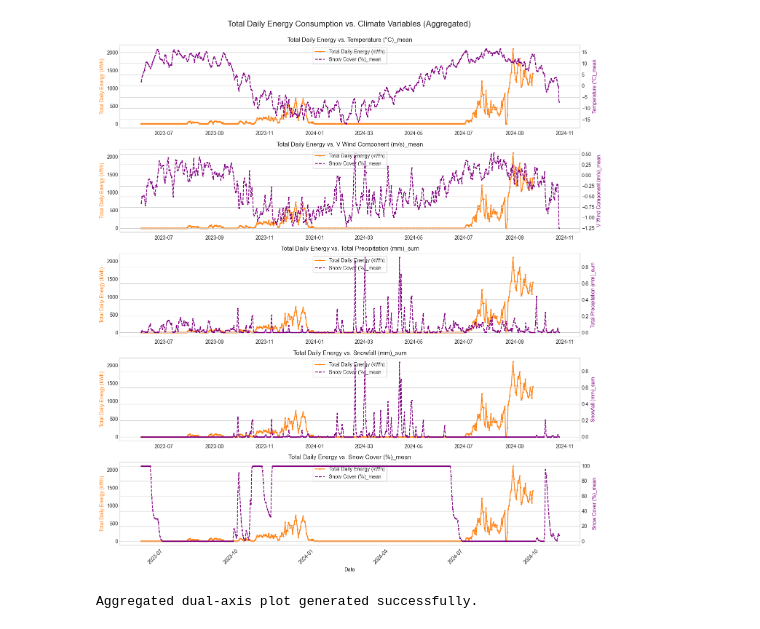
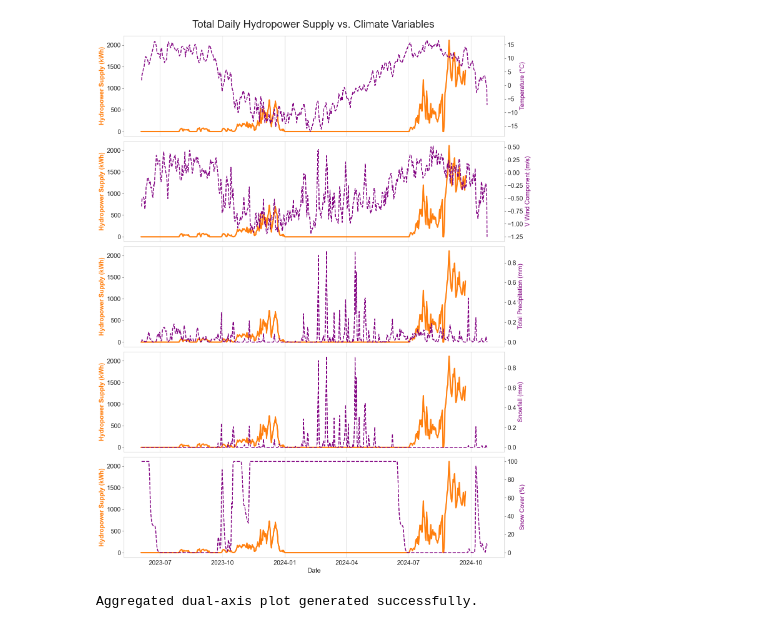
Before and after one commit to PKuntze/Watts_UP-Hydropower_Climate_Optimisation, a Jupyter notebook: notebooks/Visualizations_Noe.ipynb, the cells around one changed output. Cells and saved outputs as stored; diff of their text form; code cells hidden in the pictures.

```diff
--- a/notebooks/Visualizations_Noe.ipynb
+++ b/notebooks/Visualizations_Noe.ipynb
@@ -133,8 +100,8 @@ aggregated_df = df.groupby('date').agg({
 # Sort the aggregated data by date for correct plotting
 aggregated_df = aggregated_df.sort_values('date').reset_index(drop=True)
 
-print("Aggregated data summary:")
-print(aggregated_df.head())
+# print("Aggregated data summary:")
+# print(aggregated_df.head())
 print(f"Aggregated data shape: {aggregated_df.shape}")
 
 # --- 2. Define Climate Variables to Plot (against Total Energy) ---
@@ -153,10 +120,18 @@ n_cols = 1
 n_rows = n_plots
 
 # Create the figure and axes
-fig, axes = plt.subplots(nrows=n_rows, ncols=n_cols, figsize=(14, 3 * n_rows))
+fig, axes = plt.subplots(nrows=n_rows, ncols=n_cols, figsize=(14, 3.5 * n_rows))
 # Ensure axes is always a list
 if n_plots == 1:
     axes = [axes]
+
+label_dict = {
+    'Temperature (°C)_mean': 'Temperature (°C)',
+    'V Wind Component (m/s)_mean': 'V Wind Component (m/s)',
+    'Total Precipitation (mm)_sum': 'Total Precipitation (mm)',
+    'Snowfall (mm)_sum': 'Snowfall (mm)',
+    'Snow Cover (%)_mean': 'Snow Cover (%)'
+}
 
 # --- 4. Plot Each Climate Variable vs Total Energy ---
 print("\n--- Generating Plots ---")
@@ -166,42 +141,63 @@ for i, climate_var in enumerate(climate_vars):
     if climate_var in aggregated_df.columns and not aggregated_df[climate_var].isna().all():
         # --- Plot 1: Total Daily Energy Consumption (Orange) ---
         line1 = ax.plot(aggregated_df['date'], aggregated_df['kwh_sum'],
-                marker='o', linestyle='-', linewidth=1.5, markersize=2,
+                linestyle='-', linewidth=3, #marker='o', markersize=2,
                 color='tab:orange',  # 🔥 Orange for energy
-                label='Total Daily Energy (kWh)')
+                label='Hydropower Supply (kWh)')
 
         # --- Plot 2: Climate Variable (Light Blue) ---
         ax2 = ax.twinx()
         line3 = ax2.plot(aggregated_df_last['Date Time'], aggregated_df_last[climate_var],
-                marker='s', linestyle='--', linewidth=1.5, markersize=2,
+                linestyle='--', linewidth=2, #marker='s', markersize=2,
                 color='purple')
+        # --- Formatting ---
+        ax.set_ylabel('Hydropower Supply (kWh)', color='tab:orange', fontsize='x-large', weight='bold')
+        ax.tick_params(axis='y', which='major', labelsize='x-large')
+        ax2.set_ylabel(label_dict[climate_var], color='purple', fontsize='x-large')
+        ax2.tick_params(axis='y', which='major', labelsize='x-large')
 
-        # --- Formatting ---
-        ax.set_ylabel('Total Daily Energy (kWh)', color='tab:orange')
-        ax2.set_ylabel(climate_var, color='purple')
+        if i < len(climate_vars)-1:
+            plt.xticks([pd.to_datetime("2023-07"), pd.to_datetime("2023-10"),
+                        pd.to_datetime("2024-01"), pd.to_datetime("2024-04"),
+                        pd.to_datetime("2024-07"), pd.to_datetime("2024-10")],
+                        ['','','','','',''])
+        else:
+            plt.xticks([pd.to_datetime("2023-07"), pd.to_datetime("2023-10"),
+                        pd.to_datetime("2024-01"), pd.to_datetime("2024-04"),
+                        pd.to_datetime("2024-07"), pd.to_datetime("2024-10")],
+                        ['','','','','',''])
 
-        ax.set_title(f'Total Daily Energy vs. {climate_var}')
+
+        # ax.set_title(f'Total Daily Energy vs. {climate_var}')
 
         # Remove grid (as requested)
-        ax.grid(False)
+        ax.grid(visible=None, which='major', axis='y')
+        ax2.grid(visible=None, which='major', axis='both')
 
         # Optional: Hide tick marks (clean look)
-        ax.tick_params(axis='y', which='both', length=0)
-        ax2.tick_params(axis='y', which='both', length=0)
+        # ax.tick_params(axis='y', which='both', length=0)
+        # ax2.tick_params(axis='y', which='both', length=0)
 
         # --- Legend ---
-        lines = line1 + line2
-        labels = [l.get_label() for l in lines]
-        ax.legend(lines, labels, loc='upper center')
+        # if i == 0:
+        #     lines = line1 + line3
+        #     labels = [l.get_label() for l in lines]
+        #     ax.legend(lines, labels, loc='upper center')
 
     else:
         ax.text(0.5, 0.5, f'Data not available\n({climate_var})',
                 horizontalalignment='center', verticalalignment='center', transform=ax.transAxes)
-        ax.set_title(f'Total Daily Energy vs. {climate_var}')
+        ax.set_title(f'Total Daily Hydropower Supply vs. {climate_var}')
 
 
 # --- 5. Format Shared X-axis ---
-axes[-1].set_xlabel('Date') # Label only the bottom subplot
+axes[-1].set_xlabel('Date', fontsize='x-large') # Label only the bottom subplot
+axes[-1].set_xticks([pd.to_datetime("2023-07"), pd.to_datetime("2023-10"),
+                     pd.to_datetime("2024-01"), pd.to_datetime("2024-04"),
+                     pd.to_datetime("2024-07"), pd.to_datetime("2024-10")],
+                     [pd.to_datetime("2023-07"), pd.to_datetime("2023-10"),
+                     pd.to_datetime("2024-01"), pd.to_datetime("2024-04"),
+                     pd.to_datetime("2024-07"), pd.to_datetime("2024-10")], fontsize='x-large') # Label only the bottom subplot
 
 # Improve date formatting on the shared x-axis using the bottom axis
 bottom_ax = axes[-1]
@@ -218,11 +214,12 @@ else:
     bottom_ax.xaxis.set_major_formatter(mdates.DateFormatter('%Y-%m'))
 
 # Rotate labels for better readability
-plt.setp(bottom_ax.xaxis.get_majorticklabels(), rotation=45, ha='right')
+# plt.setp(bottom_ax.xaxis.get_majorticklabels(), rotation=45, ha='right')
 
 # --- 6. Finalize and Display ---
 plt.tight_layout() # Adjust layout to prevent clipping
-plt.suptitle('Total Daily Energy Consumption vs. Climate Variables (Aggregated)', fontsize=16, y=1.02)
+plt.suptitle('Total Daily Hydropower Supply vs. Climate Variables', fontsize=24, y=1.02)
+plt.savefig('../images/Hydropower_supply_vs_climate_vars.png')
 plt.show()
 
 print("Aggregated dual-axis plot generated successfully.")
@@ -245,5 +228,5 @@ Aggregated data summary:
 Aggregated data shape: (479, 7)
 
 --- Generating Plots ---
-[figure, old version]
+[figure, new version]
 Aggregated dual-axis plot generated successfully.
```
Also changed, not shown: parts of 6 cells of this notebook, 8 other files.
